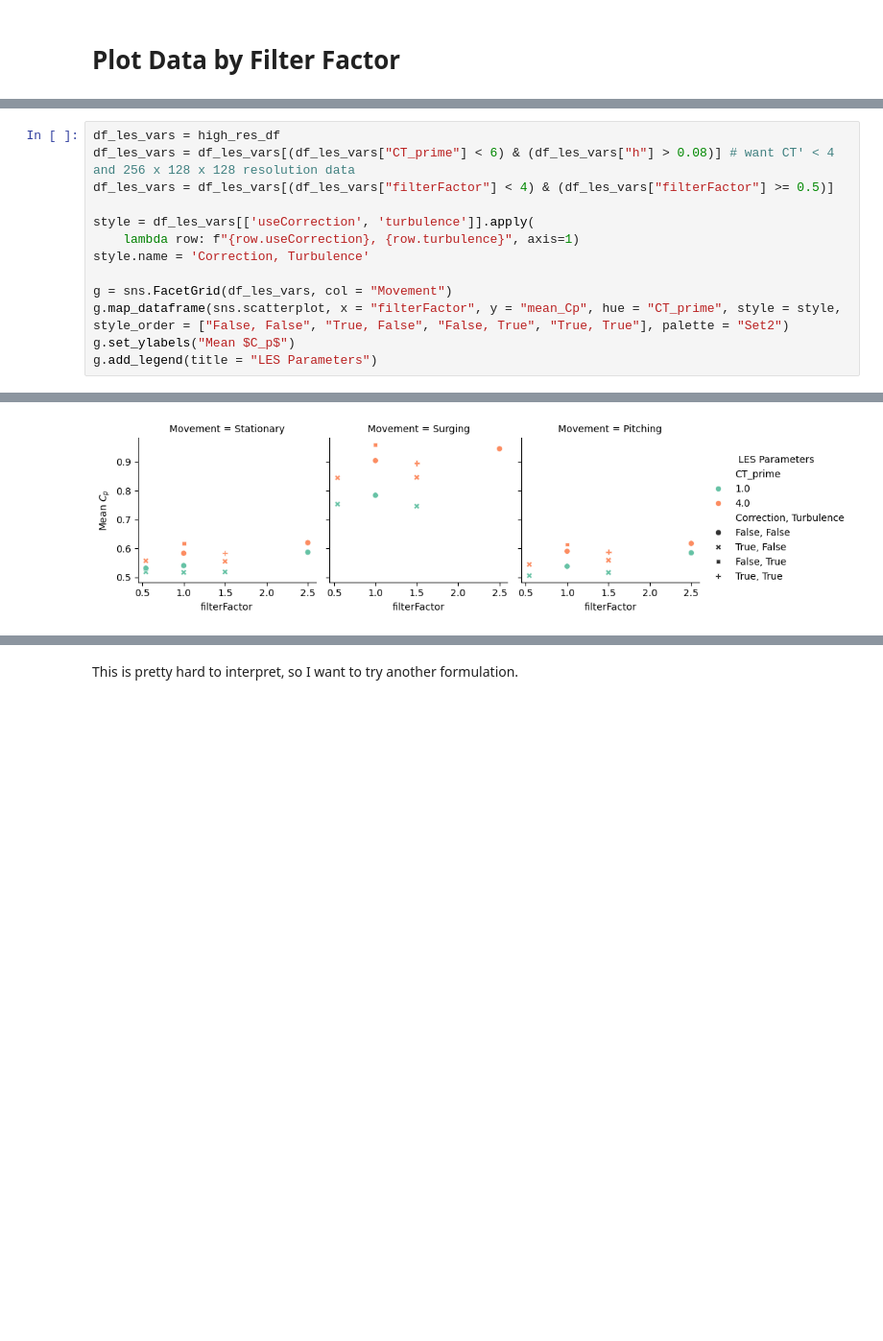
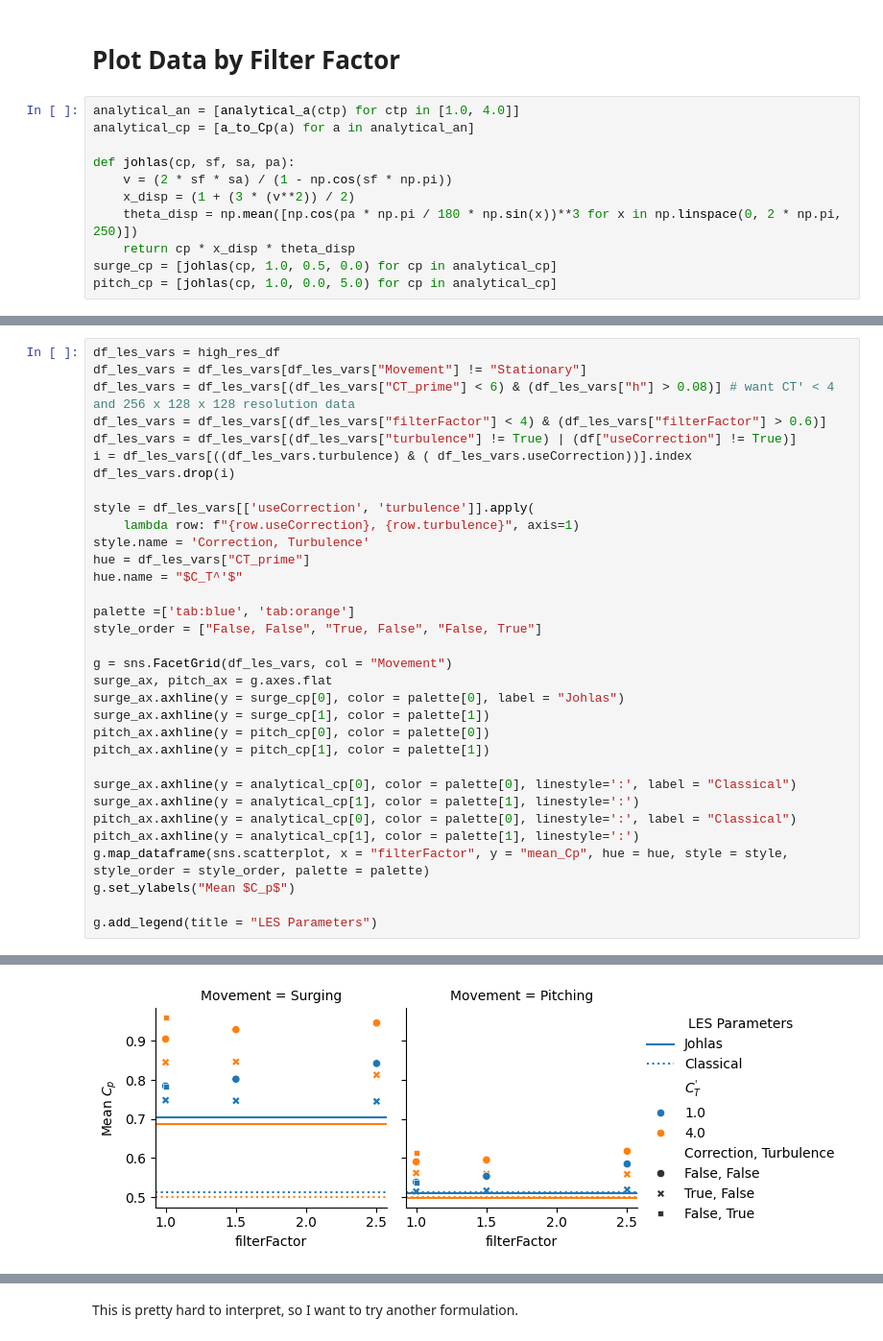
Before and after one commit to skygering/SimsPadeOps, a Jupyter notebook: analysis/target_grid_search.ipynb, the cells around one changed output, grey strips where cells are left out. Shown at 96% size. Drawn from its saved outputs; the diff is of its cells as text; blank space fills up the shorter version.

Commit message:
Initial movement analysis plots

```diff
--- a/analysis/target_grid_search.ipynb
+++ b/analysis/target_grid_search.ipynb
@@ -176,5 +176,16 @@ four_plot_layout(high_res_df, "mean_CT", "mean_an", "mean_Cp", title = "Simulati
 # %% [markdown]
 # Plot Data by Filter Factor
+# %%
+analytical_an = [analytical_a(ctp) for ctp in [1.0, 4.0]]
+analytical_cp = [a_to_Cp(a) for a in analytical_an]
+
+def johlas(cp, sf, sa, pa):
+    v = (2 * sf * sa) / (1 - np.cos(sf * np.pi))
+    x_disp = (1 + (3 * (v**2)) / 2)
+    theta_disp = np.mean([np.cos(pa * np.pi / 180 * np.sin(x))**3 for x in np.linspace(0, 2 * np.pi, 250)])
+    return cp * x_disp * theta_disp
+surge_cp = [johlas(cp, 1.0, 0.5, 0.0) for cp in analytical_cp]
+pitch_cp = [johlas(cp, 1.0, 0.0, 5.0) for cp in analytical_cp]
 # %%
 high_res_df
 # %% [output]
@@ -199,16 +205,36 @@ high_res_df
 # %%
 df_les_vars = high_res_df
+df_les_vars = df_les_vars[df_les_vars["Movement"] != "Stationary"]
 df_les_vars = df_les_vars[(df_les_vars["CT_prime"] < 6) & (df_les_vars["h"] > 0.08)] # want CT' < 4 and 256 x 128 x 128 resolution data
-df_les_vars = df_les_vars[(df_les_vars["filterFactor"] < 4) & (df_les_vars["filterFactor"] >= 0.5)]
+df_les_vars = df_les_vars[(df_les_vars["filterFactor"] < 4) & (df_les_vars["filterFactor"] > 0.6)]
+df_les_vars = df_les_vars[(df_les_vars["turbulence"] != True) | (df["useCorrection"] != True)]
+i = df_les_vars[((df_les_vars.turbulence) & ( df_les_vars.useCorrection))].index
+df_les_vars.drop(i)
 
 style = df_les_vars[['useCorrection', 'turbulence']].apply(
     lambda row: f"{row.useCorrection}, {row.turbulence}", axis=1)
 style.name = 'Correction, Turbulence'
+hue = df_les_vars["CT_prime"]
+hue.name = "$C_T^'$"
+
+palette =['tab:blue', 'tab:orange']
+style_order = ["False, False", "True, False", "False, True"]
 
 g = sns.FacetGrid(df_les_vars, col = "Movement")
-g.map_dataframe(sns.scatterplot, x = "filterFactor", y = "mean_Cp", hue = "CT_prime", style = style, style_order = ["False, False", "True, False", "False, True", "True, True"], palette = "Set2")
+surge_ax, pitch_ax = g.axes.flat
+surge_ax.axhline(y = surge_cp[0], color = palette[0], label = "Johlas")
+surge_ax.axhline(y = surge_cp[1], color = palette[1])
+pitch_ax.axhline(y = pitch_cp[0], color = palette[0])
+pitch_ax.axhline(y = pitch_cp[1], color = palette[1])
+
+surge_ax.axhline(y = analytical_cp[0], color = palette[0], linestyle=':', label = "Classical")
+surge_ax.axhline(y = analytical_cp[1], color = palette[1], linestyle=':')
+pitch_ax.axhline(y = analytical_cp[0], color = palette[0], linestyle=':', label = "Classical")
+pitch_ax.axhline(y = analytical_cp[1], color = palette[1], linestyle=':')
+g.map_dataframe(sns.scatterplot, x = "filterFactor", y = "mean_Cp", hue = hue, style = style, style_order = style_order, palette = palette)
 g.set_ylabels("Mean $C_p$")
+
 g.add_legend(title = "LES Parameters")
 # %% [output]
 <seaborn.axisgrid.FacetGrid at 0x...>
-[figure, old version]
+[figure, new version]
```
Also changed, not shown: parts of 31 cells of this notebook, 2 other files.
